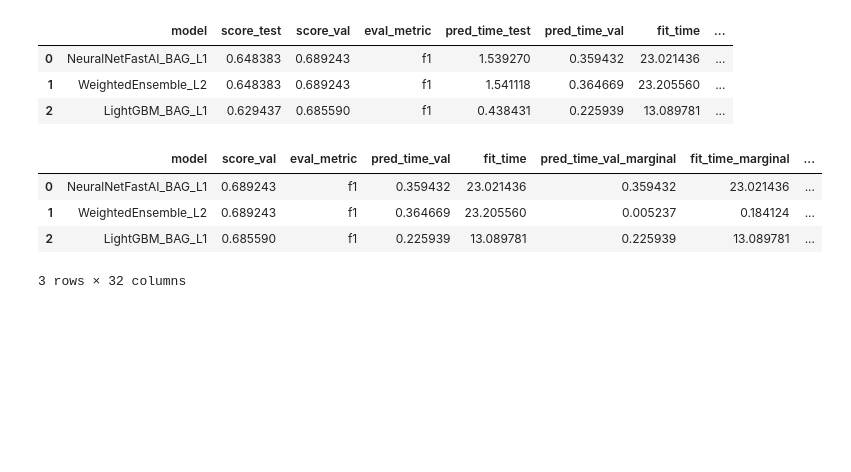
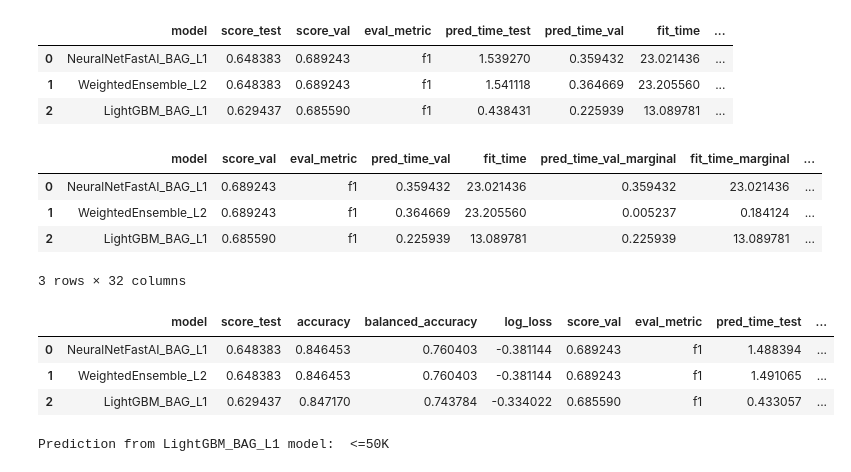
Before and after one commit to flyinacres/autogluon, a Jupyter notebook: autogluon-tabular-depth.ipynb, the cells around one changed output. Saved outputs shown, nothing was run; the diff lists cells and outputs as text; code cells hidden in the pictures; blank space fills up the shorter version.

```diff
--- a/autogluon-tabular-depth.ipynb
+++ b/autogluon-tabular-depth.ipynb
@@ -323,3 +323,17 @@ predictor.leaderboard(extra_info=True)
 | 1 | WeightedEnsemble_L2 | 0.689243 | f1 | 0.364669 | 23.205560 | 0.005237 | 0.184124 | ... |
 | 2 | LightGBM_BAG_L1 | 0.685590 | f1 | 0.225939 | 13.089781 | 0.225939 | 13.089781 | ... |
 3 rows × 32 columns
+# %%
+predictor.leaderboard(test_data, extra_metrics=['accuracy', 'balanced_accuracy', 'log_loss'])
+# %% [output]
+|  | model | score_test | accuracy | balanced_accuracy | log_loss | score_val | eval_metric | pred_time_test | ... |
+| 0 | NeuralNetFastAI_BAG_L1 | 0.648383 | 0.846453 | 0.760403 | -0.381144 | 0.689243 | f1 | 1.488394 | ... |
+| 1 | WeightedEnsemble_L2 | 0.648383 | 0.846453 | 0.760403 | -0.381144 | 0.689243 | f1 | 1.491065 | ... |
+| 2 | LightGBM_BAG_L1 | 0.629437 | 0.847170 | 0.743784 | -0.334022 | 0.685590 | f1 | 0.433057 | ... |
+# %%
+i = 0  # index of model to use
+model_to_use = predictor.model_names()[i]
+model_pred = predictor.predict(datapoint, model=model_to_use)
+print("Prediction from %s model: %s" % (model_to_use, model_pred.iloc[0]))
+# %% [output]
+Prediction from LightGBM_BAG_L1 model:  <=50K
```
Also changed, not shown: parts of 4 cells of this notebook.
